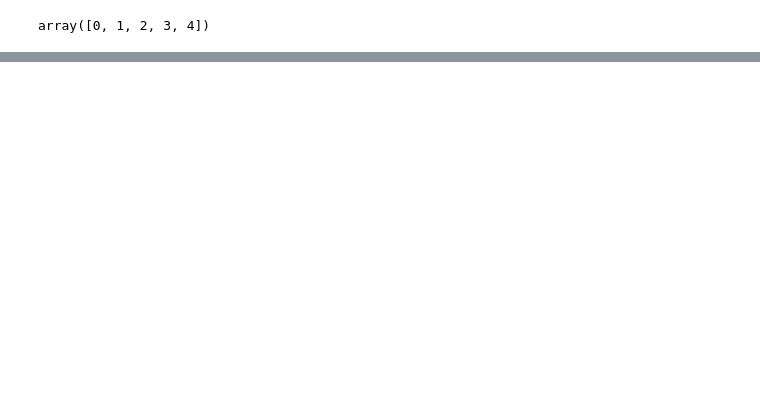
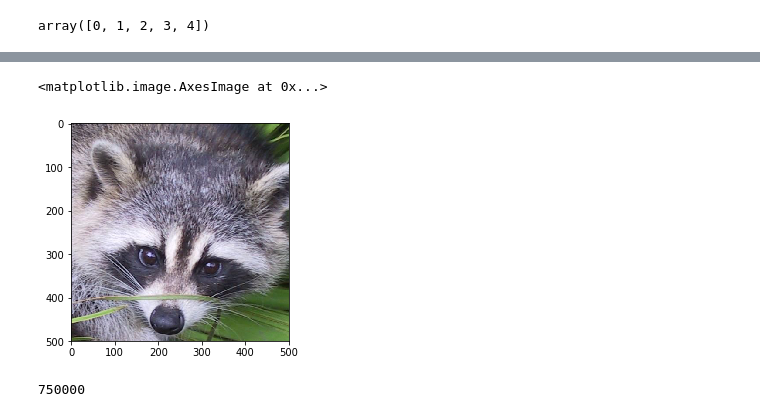
Before and after one commit to srikanthpragada/DS_06_MAY_2019, a Jupyter notebook: numpy_demo.ipynb, the cells around one changed output, grey strips where cells are left out. Saved outputs shown, nothing was run; the diff lists cells and outputs as text; code cells hidden in the pictures; blank space fills up the shorter version.

```diff
--- a/numpy_demo.ipynb
+++ b/numpy_demo.ipynb
@@ -346,0 +469,7 @@ oa += 2
+# %%
+onlyface = first[:, 400:900]
+# %%
+plt.imshow(onlyface)
+# %% [output]
+<matplotlib.image.AxesImage at 0x...>
+[figure, added]
@@ -346,0 +478,4 @@ oa += 2
+# %%
+c1.size
+# %% [output]
+750000
```
Also changed, not shown: parts of 69 cells of this notebook.
